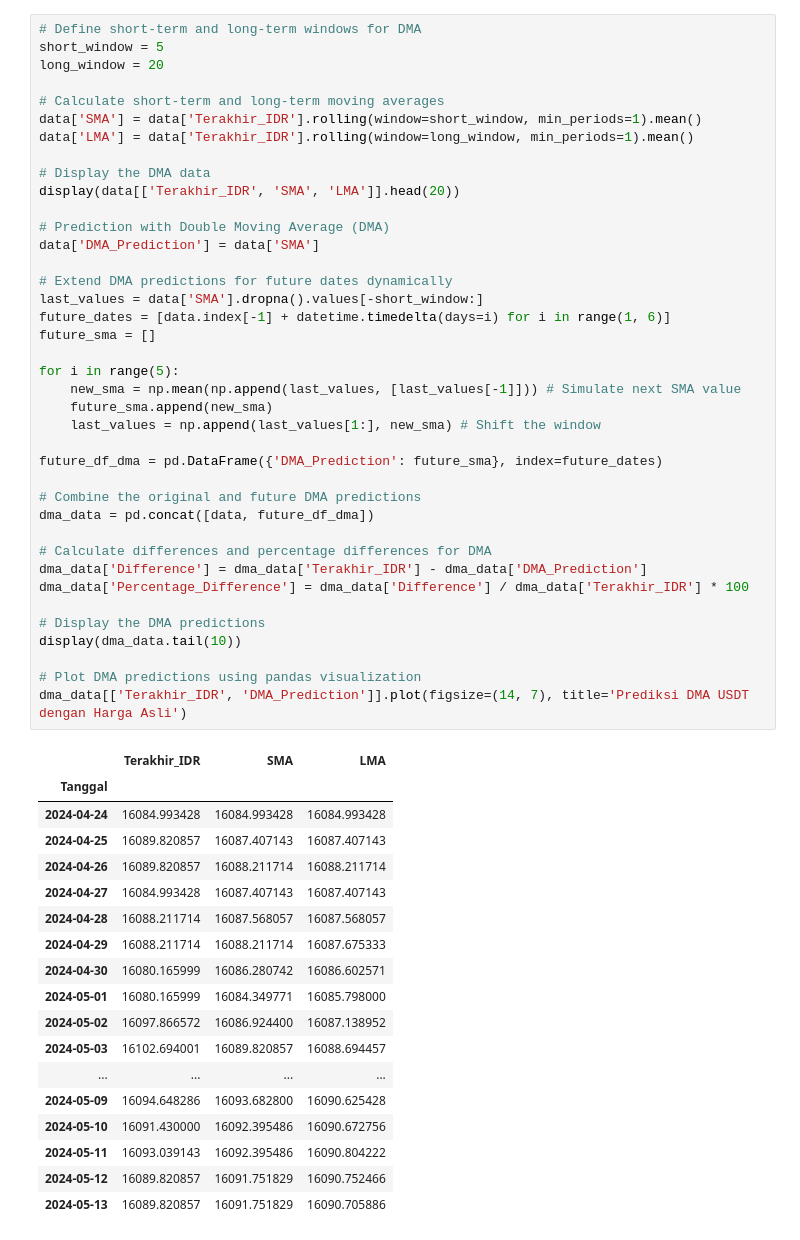
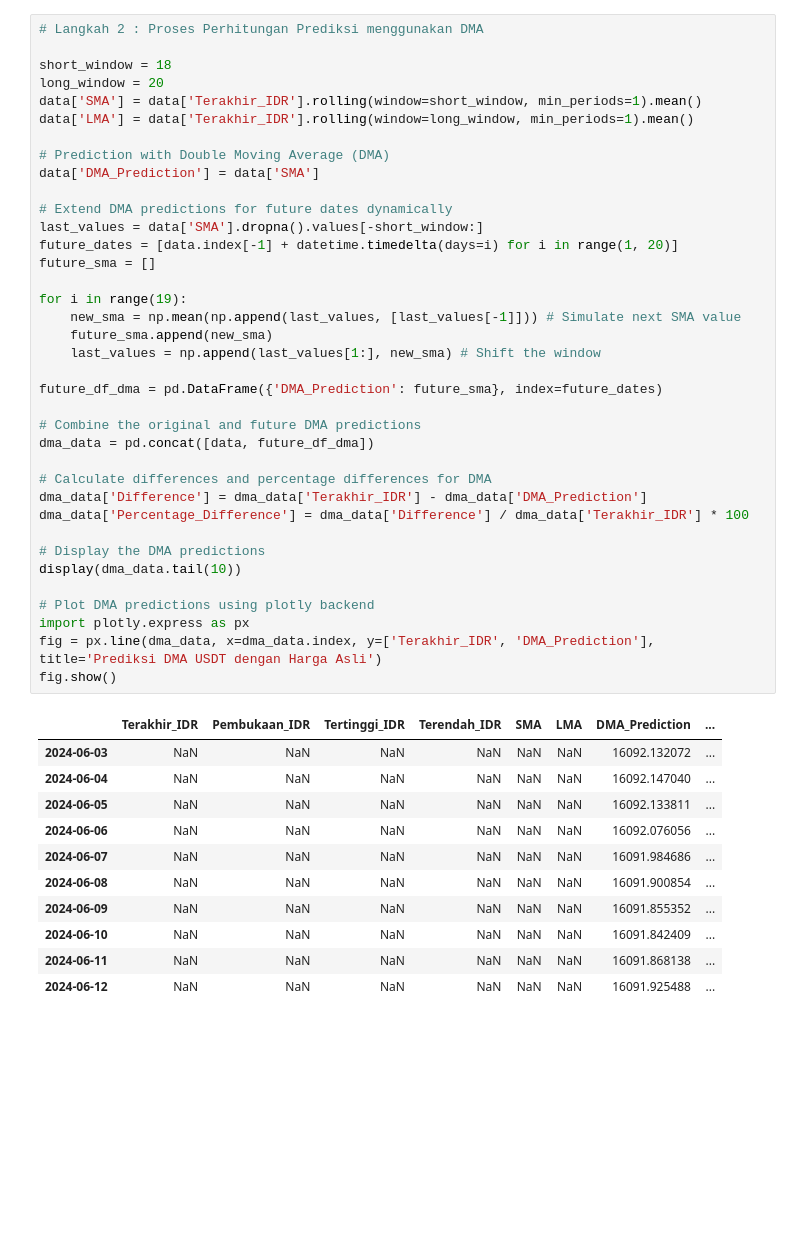
Before and after one commit to hizamruljaen123/apps_rizky, a Jupyter notebook: light_gru_dma.ipynb, the cells around one changed output. Cells and saved outputs as stored; diff of their text form; blank space fills up the shorter version.

```diff
--- a/light_gru_dma.ipynb
+++ b/light_gru_dma.ipynb
@@ -33,60 +35,51 @@ display(data.head())
 | 2024-04-27 | 16084.993428 | 16089.820857 | 16093.039143 | 16083.384285 |
 | 2024-04-28 | 16088.211714 | 16084.993428 | 16089.820857 | 16083.384285 |
 # %%
-# Define short-term and long-term windows for DMA
-short_window = 5
+# Langkah 2 : Proses Perhitungan Prediksi menggunakan DMA
+
+short_window = 18
 long_window = 20
-
-# Calculate short-term and long-term moving averages
 data['SMA'] = data['Terakhir_IDR'].rolling(window=short_window, min_periods=1).mean()
 data['LMA'] = data['Terakhir_IDR'].rolling(window=long_window, min_periods=1).mean()
-
-# Display the DMA data
-display(data[['Terakhir_IDR', 'SMA', 'LMA']].head(20))
 
 # Prediction with Double Moving Average (DMA)
 data['DMA_Prediction'] = data['SMA']
 
 # Extend DMA predictions for future dates dynamically
 last_values = data['SMA'].dropna().values[-short_window:]
-future_dates = [data.index[-1] + datetime.timedelta(days=i) for i in range(1, 6)]
+future_dates = [data.index[-1] + datetime.timedelta(days=i) for i in range(1, 20)]
 future_sma = []
 
-for i in range(5):
+for i in range(19):
     new_sma = np.mean(np.append(last_values, [last_values[-1]])) # Simulate next SMA value
     future_sma.append(new_sma)
     last_values = np.append(last_values[1:], new_sma) # Shift the window
 
 future_df_dma = pd.DataFrame({'DMA_Prediction': future_sma}, index=future_dates)
 
 # Combine the original and future DMA predictions
 dma_data = pd.concat([data, future_df_dma])
 
 # Calculate differences and percentage differences for DMA
 dma_data['Difference'] = dma_data['Terakhir_IDR'] - dma_data['DMA_Prediction']
 dma_data['Percentage_Difference'] = dma_data['Difference'] / dma_data['Terakhir_IDR'] * 100
 
 # Display the DMA predictions
 display(dma_data.tail(10))
 
-# Plot DMA predictions using pandas visualization
-dma_data[['Terakhir_IDR', 'DMA_Prediction']].plot(figsize=(14, 7), title='Prediksi DMA USDT dengan Harga Asli')
+# Plot DMA predictions using plotly backend
+import plotly.express as px
+fig = px.line(dma_data, x=dma_data.index, y=['Terakhir_IDR', 'DMA_Prediction'], title='Prediksi DMA USDT dengan Harga Asli')
+fig.show()
 # %% [output]
-|  | Terakhir_IDR | SMA | LMA |
-| Tanggal |  |  |  |
-| 2024-04-24 | 16084.993428 | 16084.993428 | 16084.993428 |
-| 2024-04-25 | 16089.820857 | 16087.407143 | 16087.407143 |
-| 2024-04-26 | 16089.820857 | 16088.211714 | 16088.211714 |
-| 2024-04-27 | 16084.993428 | 16087.407143 | 16087.407143 |
-| 2024-04-28 | 16088.211714 | 16087.568057 | 16087.568057 |
-| 2024-04-29 | 16088.211714 | 16088.211714 | 16087.675333 |
-| 2024-04-30 | 16080.165999 | 16086.280742 | 16086.602571 |
-| 2024-05-01 | 16080.165999 | 16084.349771 | 16085.798000 |
-| 2024-05-02 | 16097.866572 | 16086.924400 | 16087.138952 |
-| 2024-05-03 | 16102.694001 | 16089.820857 | 16088.694457 |
-| ... | ... | ... | ... |
-| 2024-05-09 | 16094.648286 | 16093.682800 | 16090.625428 |
-| 2024-05-10 | 16091.430000 | 16092.395486 | 16090.672756 |
-| 2024-05-11 | 16093.039143 | 16092.395486 | 16090.804222 |
-| 2024-05-12 | 16089.820857 | 16091.751829 | 16090.752466 |
-| 2024-05-13 | 16089.820857 | 16091.751829 | 16090.705886 |
+|  | Terakhir_IDR | Pembukaan_IDR | Tertinggi_IDR | Terendah_IDR | SMA | LMA | DMA_Prediction | ... |
+| 2024-06-03 | NaN | NaN | NaN | NaN | NaN | NaN | 16092.132072 | ... |
+| 2024-06-04 | NaN | NaN | NaN | NaN | NaN | NaN | 16092.147040 | ... |
+| 2024-06-05 | NaN | NaN | NaN | NaN | NaN | NaN | 16092.133811 | ... |
+| 2024-06-06 | NaN | NaN | NaN | NaN | NaN | NaN | 16092.076056 | ... |
+| 2024-06-07 | NaN | NaN | NaN | NaN | NaN | NaN | 16091.984686 | ... |
+| 2024-06-08 | NaN | NaN | NaN | NaN | NaN | NaN | 16091.900854 | ... |
+| 2024-06-09 | NaN | NaN | NaN | NaN | NaN | NaN | 16091.855352 | ... |
+| 2024-06-10 | NaN | NaN | NaN | NaN | NaN | NaN | 16091.842409 | ... |
+| 2024-06-11 | NaN | NaN | NaN | NaN | NaN | NaN | 16091.868138 | ... |
+| 2024-06-12 | NaN | NaN | NaN | NaN | NaN | NaN | 16091.925488 | ... |
```
Also changed, not shown: parts of 7 cells of this notebook, 5 other files.
